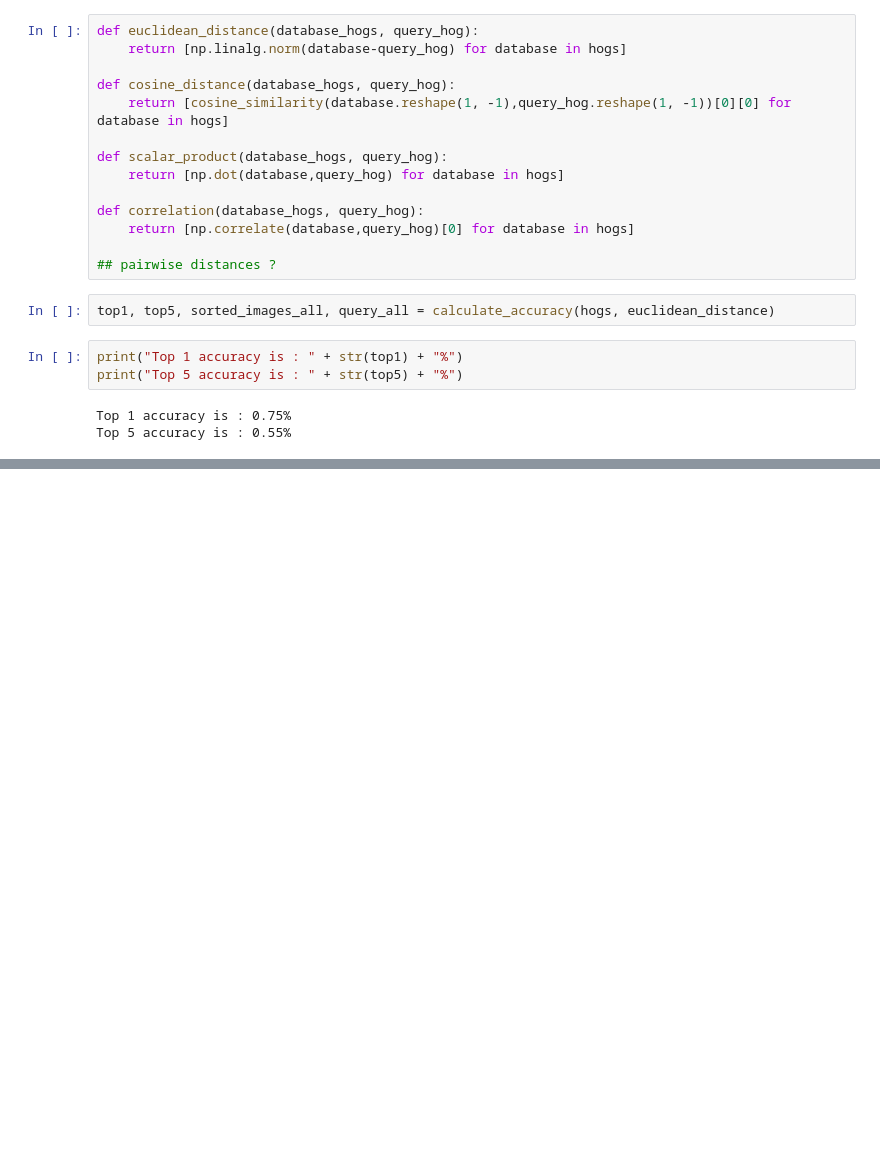
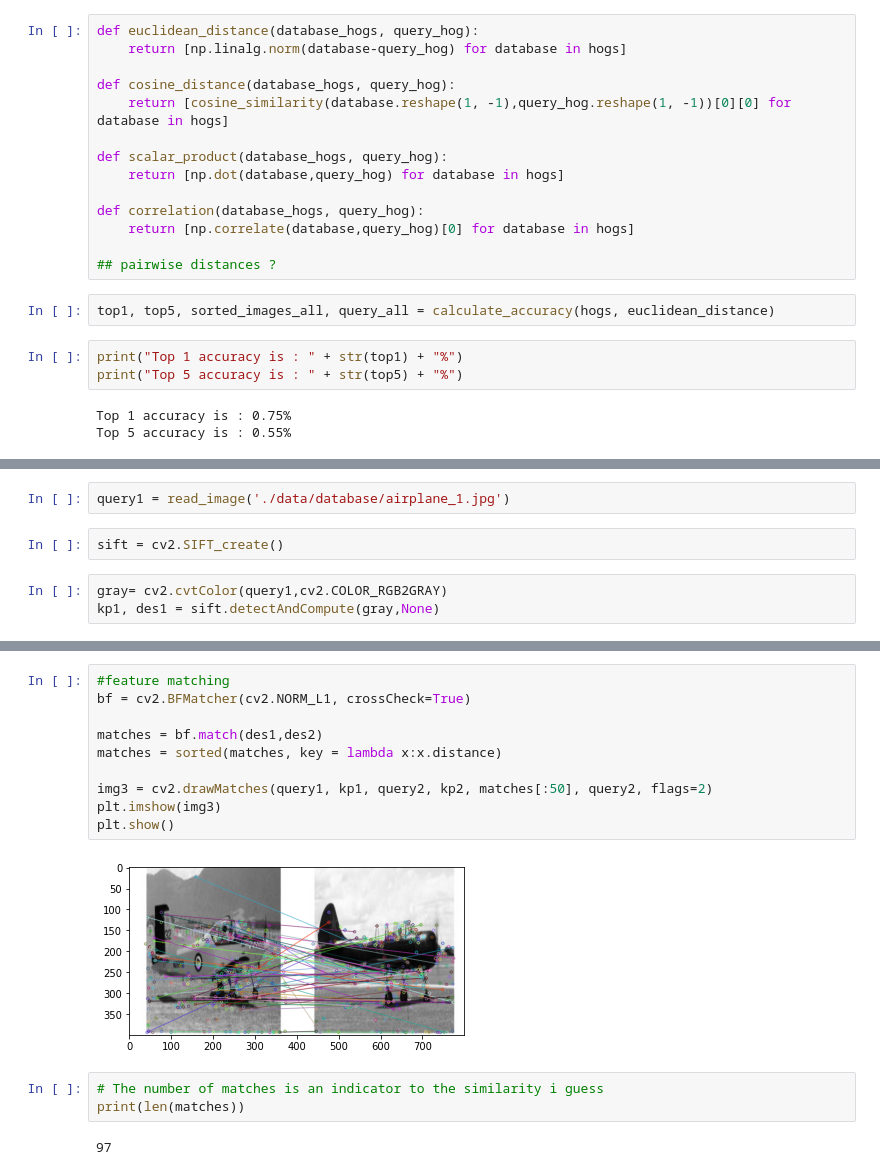
Before and after one commit to savoiepe/labs_computer_vision, a Jupyter notebook: TP1/TP1_code.ipynb, the cells around one changed output, grey strips where cells are left out. Saved outputs shown, nothing was run; the diff lists cells and outputs as text; blank space fills up the shorter version.

```diff
--- a/TP1/TP1_code.ipynb
+++ b/TP1/TP1_code.ipynb
@@ -101,0 +110,7 @@ for current_row in range(8):
+# %%
+query1 = read_image('./data/database/airplane_1.jpg')
+# %%
+sift = cv2.SIFT_create()
+# %%
+gray= cv2.cvtColor(query1,cv2.COLOR_RGB2GRAY)
+kp1, des1 = sift.detectAndCompute(gray,None)
@@ -101,0 +143,17 @@ for current_row in range(8):
+# %%
+#feature matching
+bf = cv2.BFMatcher(cv2.NORM_L1, crossCheck=True)
+
+matches = bf.match(des1,des2)
+matches = sorted(matches, key = lambda x:x.distance)
+
+img3 = cv2.drawMatches(query1, kp1, query2, kp2, matches[:50], query2, flags=2)
+plt.imshow(img3)
+plt.show()
+# %% [output]
+[figure, added]
+# %%
+# The number of matches is an indicator to the similarity i guess
+print(len(matches))
+# %% [output]
+97
```
Also changed, not shown: parts of 12 cells of this notebook.
